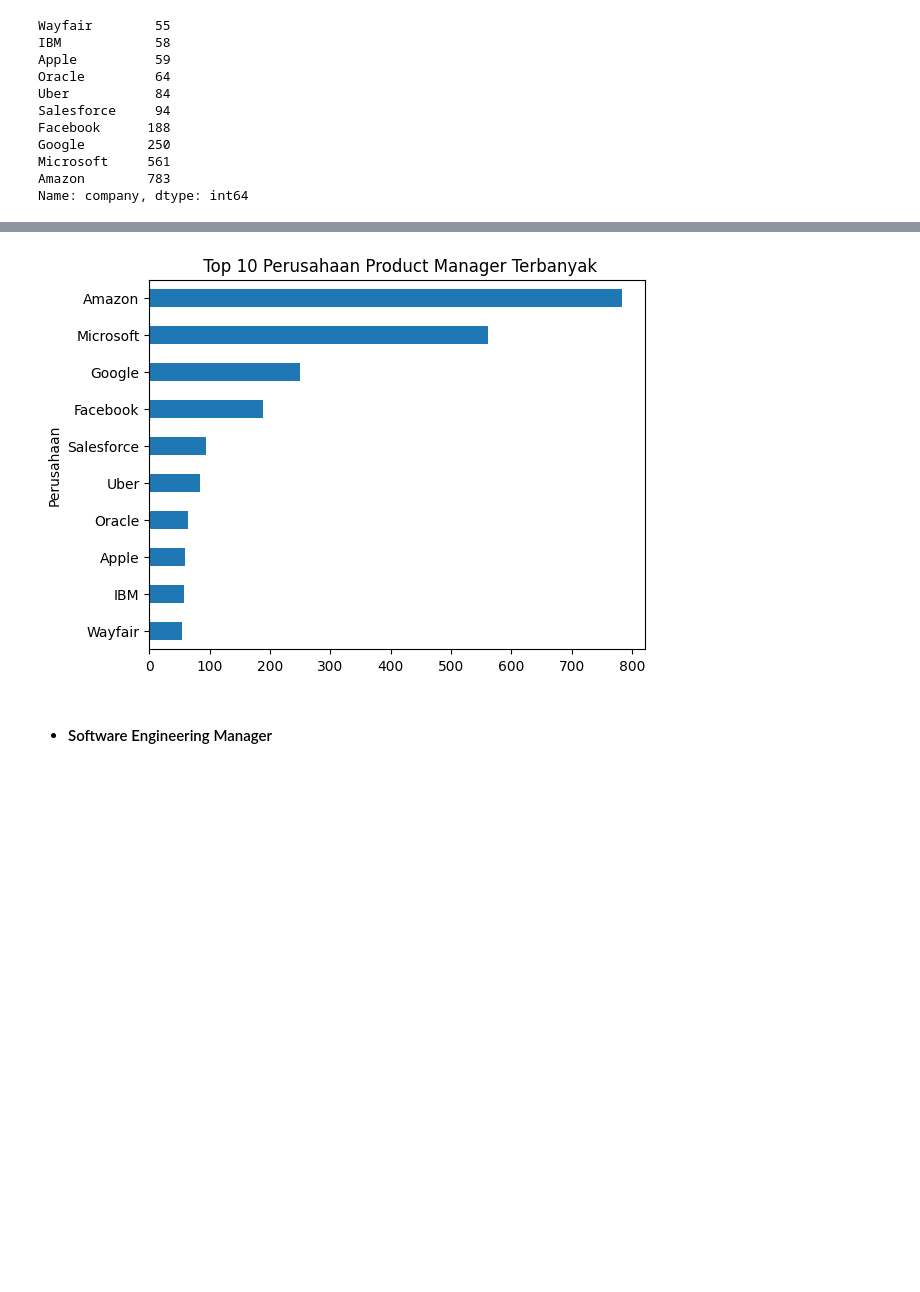
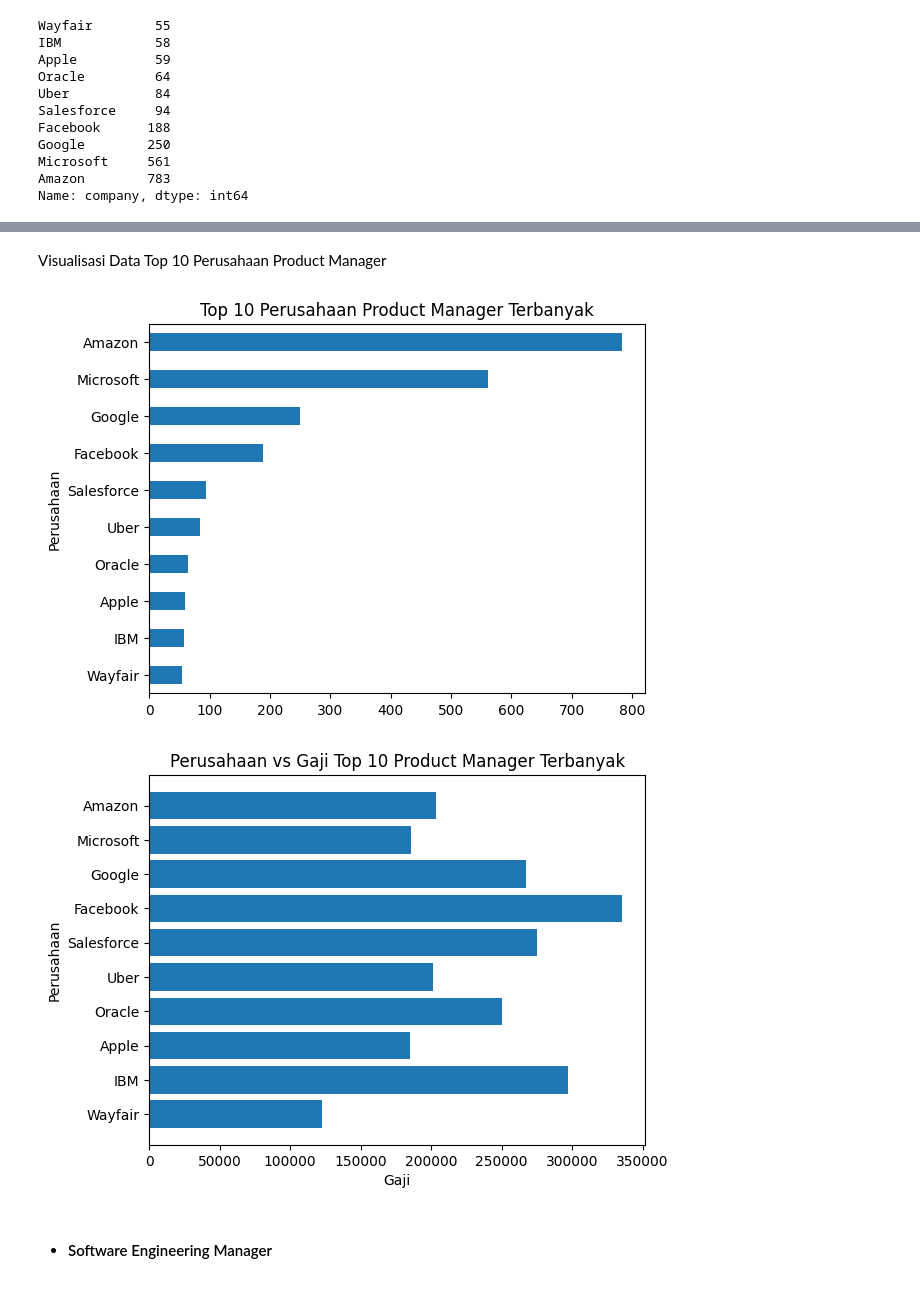
Before and after one commit to fairuzald/andat-Tubes2, a Jupyter notebook: main.ipynb, the cells around one changed output, grey strips where cells are left out. Drawn from its saved outputs; the diff is of its cells as text; code cells hidden in the pictures; blank space fills up the shorter version.

```diff
--- a/main.ipynb
+++ b/main.ipynb
@@ -775,0 +786,11 @@ Name: company, dtype: int64
+# %%
+# Mengambil data nama perusahaan dan gaji rata-rata top 10 perusahaan software engineer
+values = []
+keys = ["IBM","Uber","Cisco","Salesforce","Oracle","Apple","Facebook","Google","Microsoft","Amazon"]
+dictionary = {}
+for i in keys:
+    values.append(data[((data["title"]=="Software Engineer")&(data["company"]==i))]["totalyearlycompensation"].mean())
+for i in range(len(keys)):
+    dictionary[keys[i]] = values[i]
+datass1= pd.DataFrame(list(dictionary.items()), columns=["company","Mean_Salary"])
+datass1
@@ -797,0 +844,11 @@ Name: company, dtype: int64
+# %%
+# Mengambil data nama perusahaan dan gaji rata-rata top 10 perusahaan product manager
+values2 = []
+keys2 = ["Wayfair","IBM","Apple","Oracle","Uber","Salesforce","Facebook","Google","Microsoft","Amazon"]
+dictionary2 = {}
+for i in keys2:
+    values2.append(data[((data["title"]=="Product Manager")&(data["company"]==i))]["totalyearlycompensation"].mean())
+for i in range(len(keys2)):
+    dictionary2[keys2[i]] = values2[i]
+datass2= pd.DataFrame(list(dictionary2.items()), columns=["company","Mean_Salary"])
+datass2
@@ -798,7 +867,16 @@ Name: company, dtype: int64
+# %% [markdown]
+Visualisasi Data Top 10 Perusahaan Product Manager
 # %%
-df3.plot(kind="barh",  title = " Top 10 Perusahaan Product Manager Terbanyak", xlabel = 'Perusahaan', ylabel = 'Jumlah total',fontsize=10)
+df3.plot(kind="barh",  title = "Top 10 Perusahaan Product Manager Terbanyak", xlabel = 'Perusahaan', ylabel = 'Jumlah total',fontsize=10)
 plt.show()
+
+plt.barh(range(len(dictionary2)), values, tick_label=keys2)
+plt.title("Perusahaan vs Gaji Top 10 Product Manager Terbanyak")
+plt.xlabel("Gaji")
+plt.ylabel("Perusahaan")
+plt.show()
 # %% [output]
-[figure, old version]
+[figure, new version]
+[figure, added]
 # %% [markdown]
 - #### Software Engineering Manager
```
Also changed, not shown: parts of 31 cells of this notebook.
